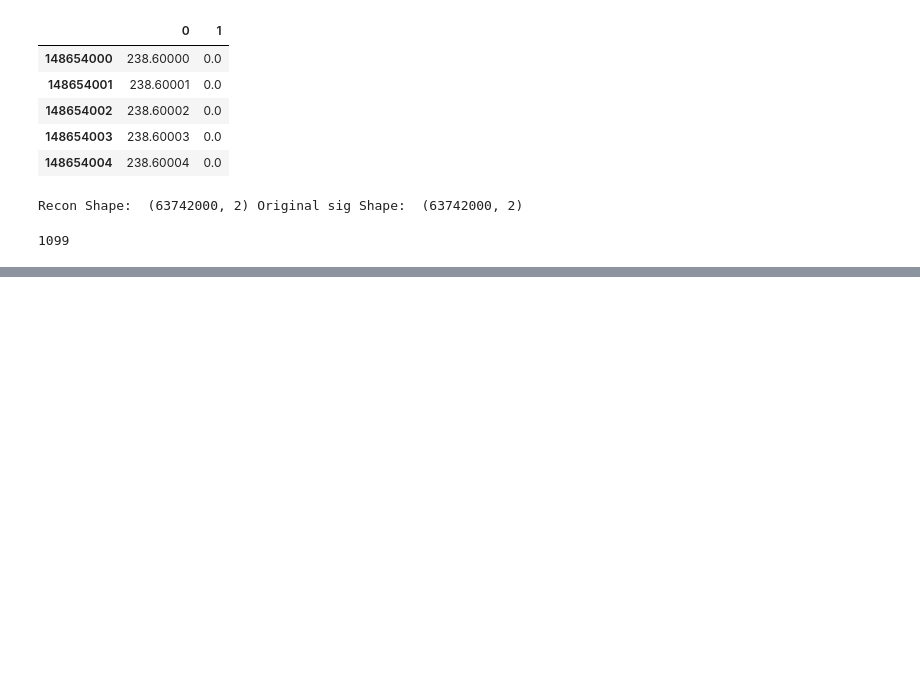
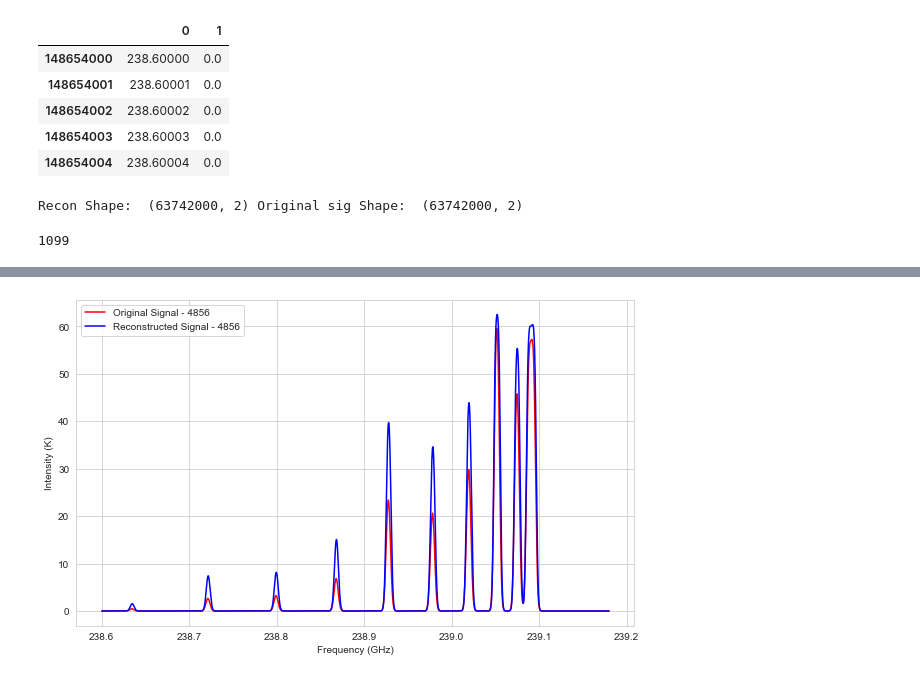
Before and after one commit to jpandeinge/wavelet_decomposition, a Jupyter notebook: v2_wavelet_reconstruction.ipynb, the cells around one changed output, grey strips where cells are left out. Drawn from its saved outputs; the diff is of its cells as text; code cells hidden in the pictures; blank space fills up the shorter version.

```diff
--- a/v2_wavelet_reconstruction.ipynb
+++ b/v2_wavelet_reconstruction.ipynb
@@ -169,13 +153,15 @@ plt.show()
 # %%
 plt.figure(figsize=(10, 6))
 sns.set_style("whitegrid")
-plt.plot(freq_sig[1000],  inten_sig[1000], color='r', label='Original Signal - {}'.format(signal_index[1000]+1))
-plt.plot(freq_recon[1000], inten_recon[1000], color='b', label="Reconstructed Signal - {}".format(signal_index[1000]+1))
+plt.plot(freq_sig[1000],  inten_sig[1000], color='r', label='Original Signal - {}'.format(sig_index[1000]))
+plt.plot(freq_recon[1000], inten_recon[1000], color='b', label="Reconstructed Signal - {}".format(sig_index[1000]))
 plt.xlabel("Frequency (GHz)")
 plt.ylabel("Intensity (K)")
 plt.legend()
 # plt.savefig('Recon_params/recon_4500.png')
 plt.show()
+# %% [output]
+[figure, added]
 # %%
 plt.figure(figsize=(10, 6))
 sns.set_style("whitegrid")
```
Also changed, not shown: parts of 15 cells of this notebook.
